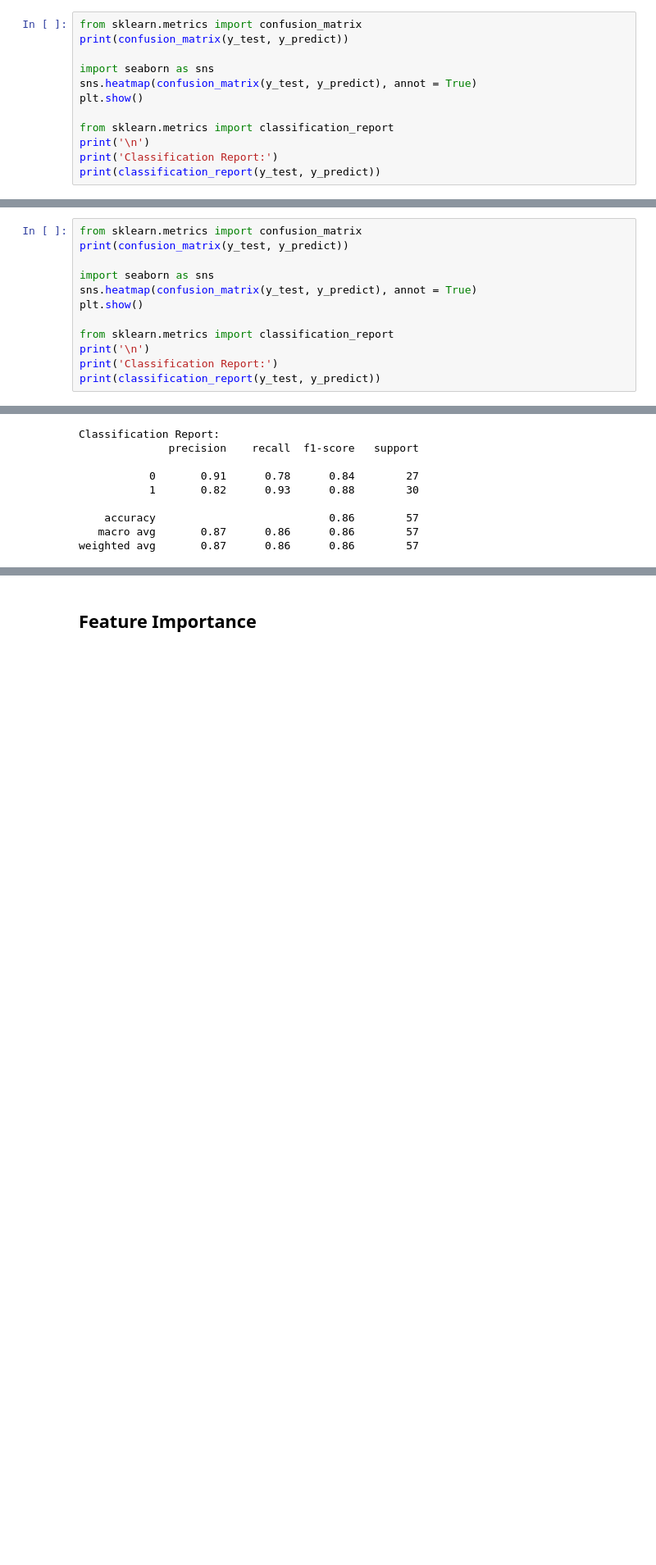
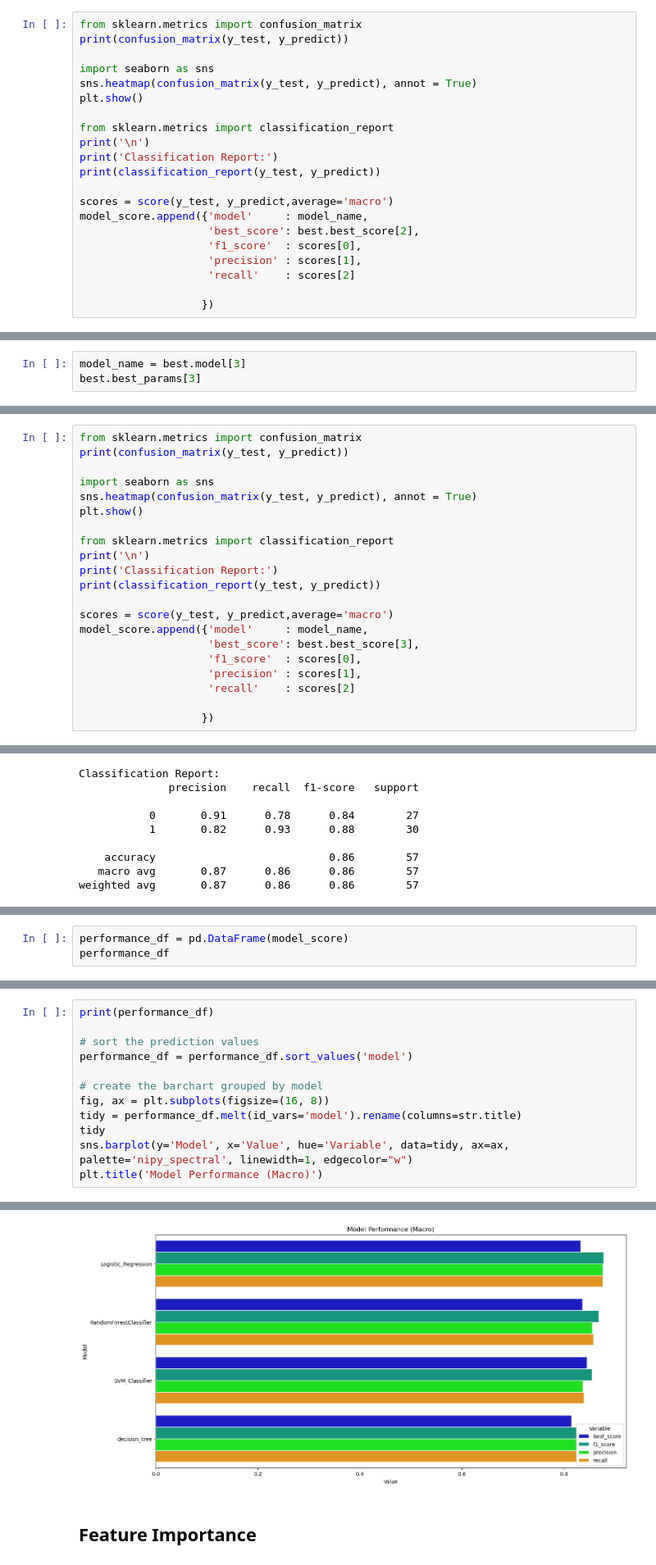
Before and after one commit to Tika26/Project-4, a Jupyter notebook: heartattack.ipynb, the cells around one changed output, grey strips where cells are left out. Shown at 82% size. Cells and saved outputs as stored; diff of their text form; blank space fills up the shorter version.

```diff
--- a/heartattack.ipynb
+++ b/heartattack.ipynb
@@ -599,6 +623,15 @@ from sklearn.metrics import classification_report
 print('\n')
 print('Classification Report:')
 print(classification_report(y_test, y_predict))
+
+scores = score(y_test, y_predict,average='macro')
+model_score.append({'model'     : model_name,
+                    'best_score': best.best_score[2],
+                    'f1_score'  : scores[0],
+                    'precision' : scores[1],
+                    'recall'    : scores[2]
+
+                   })
 # %% [output]
 [[20  7]
  [ 2 28]]
@@ -623,0 +650,3 @@ best.best_params[3]
+# %%
+model_name = best.model[3]
+best.best_params[3]
@@ -646,6 +676,15 @@ from sklearn.metrics import classification_report
 print('\n')
 print('Classification Report:')
 print(classification_report(y_test, y_predict))
+
+scores = score(y_test, y_predict,average='macro')
+model_score.append({'model'     : model_name,
+                    'best_score': best.best_score[3],
+                    'f1_score'  : scores[0],
+                    'precision' : scores[1],
+                    'recall'    : scores[2]
+
+                   })
 # %% [output]
 [[21  6]
  [ 2 28]]
@@ -661,0 +703,3 @@ weighted avg       0.87      0.86      0.86        57
+# %%
+performance_df = pd.DataFrame(model_score)
+performance_df
@@ -661,0 +712,13 @@ weighted avg       0.87      0.86      0.86        57
+# %%
+print(performance_df)
+
+# sort the prediction values
+performance_df = performance_df.sort_values('model')
+
+# create the barchart grouped by model
+fig, ax = plt.subplots(figsize=(16, 8))
+tidy = performance_df.melt(id_vars='model').rename(columns=str.title)
+tidy
+sns.barplot(y='Model', x='Value', hue='Variable', data=tidy, ax=ax, palette='nipy_spectral', linewidth=1, edgecolor="w")
+plt.title('Model Performance (Macro)')
+# %% [output]
@@ -662,3 +731,4 @@ weighted avg       0.87      0.86      0.86        57
+[figure, added]
 # %% [markdown]
 ## Feature Importance
 # %%
```
Also changed, not shown: parts of 18 cells of this notebook.
